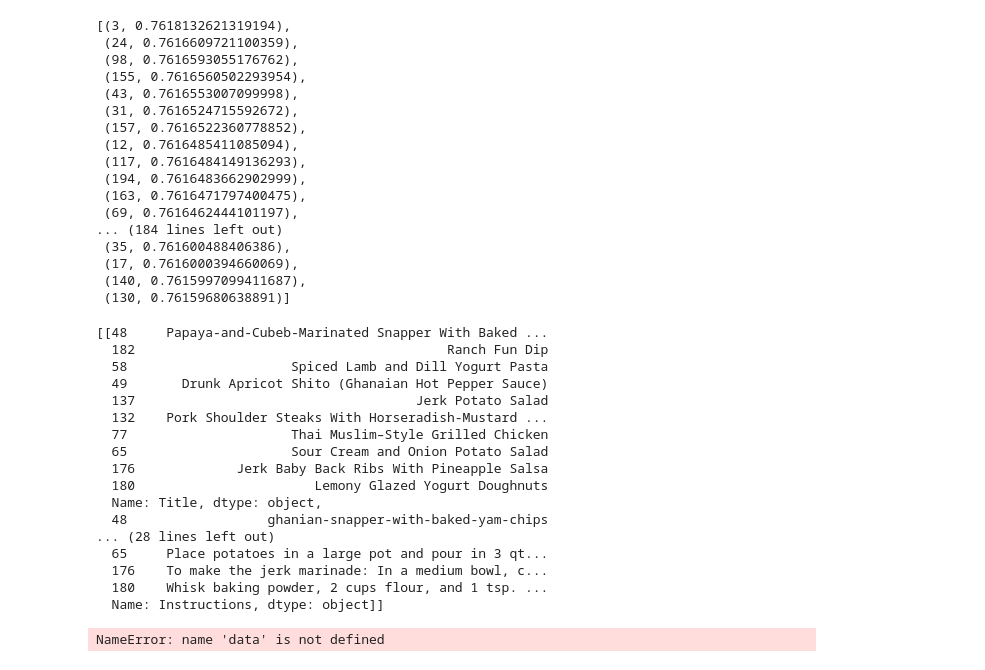
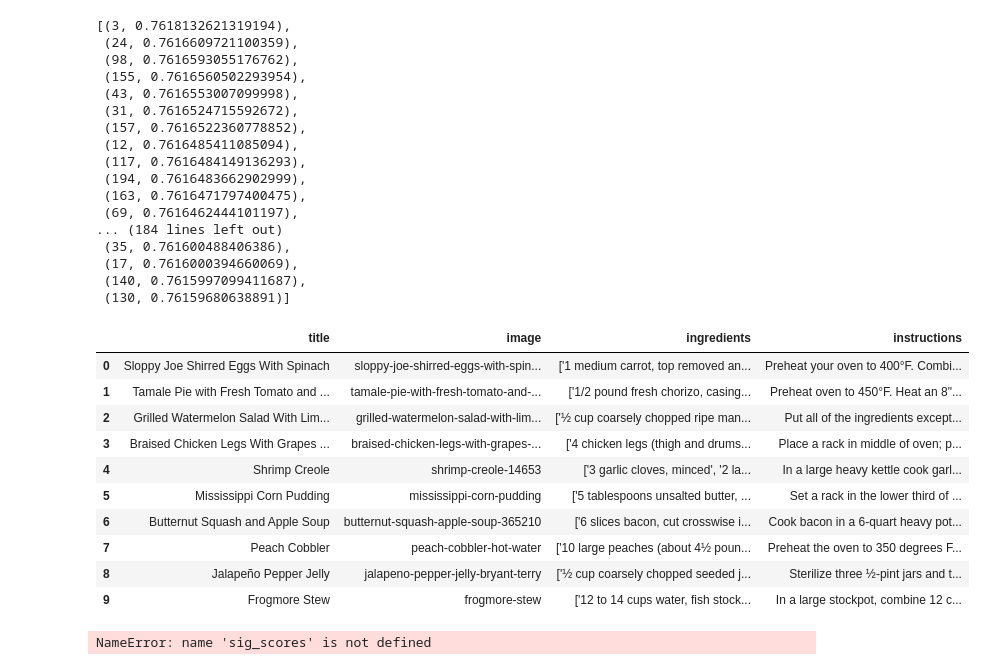
Before and after one commit to beprabin/RecipeRecommender, a Jupyter notebook: recipe1.ipynb, the cells around one changed output. Cells and saved outputs as stored; diff of their text form; code cells hidden in the pictures.

Commit message:
recom function added

```diff
--- a/recipe1.ipynb
+++ b/recipe1.ipynb
@@ -304,52 +304,33 @@ def giv_rec(Title, sig=sig):
 
     food_indices = [i[0] for i in sig_scores]
 
-    # data = []
-    # for i in food_indices:
-    #     item = []
-
-    #     item.extend(list(foods_cleaned_df('foods')['Title'].values))
-    #     item.extend(list(foods_cleaned_df('foods')['Image_Name'].values))
-    #     item.extend(list(foods_cleaned_df('foods')['Instruction'].values))
-    #     item.extend(list(foods_cleaned_df('foods')['Ingredients'].values))
-
-    #     data.append(item)
-
-    # return data
-    data = []
-    item = []
-    item.append(foods['Title'].iloc[food_indices])
-    item.append(foods['Image_Name'].iloc[food_indices])
-    item.append(foods['Ingredients'].iloc[food_indices])
-    item.append(foods['Instructions'].iloc[food_indices])
-
-    data.append(item)
-
-    return data
+    recom = pd.DataFrame(columns=['title', 'image', 'ingredients', 'instructions'])
+    count = 0
+    for i in food_indices:
+        recom.at[count, 'title'] = foods['Title'].iloc[i]
+        recom.at[count, 'image'] = foods['Image_Name'].iloc[i]
+        recom.at[count, 'ingredients'] = foods['Ingredients'].iloc[i]
+        recom.at[count, 'instructions'] = foods['Instructions'].iloc[i]
+        count += 1
+    return recom
 # %%
-giv_rec('Thanksgiving Mac and Cheese')
+giv_rec('Italian Sausage and Bread Stuffing')
 # %% [output]
-[[48     Papaya-and-Cubeb-Marinated Snapper With Baked ...
-  182                                        Ranch Fun Dip
-  58                     Spiced Lamb and Dill Yogurt Pasta
-  49       Drunk Apricot Shito (Ghanaian Hot Pepper Sauce)
-  137                                    Jerk Potato Salad
-  132    Pork Shoulder Steaks With Horseradish-Mustard ...
-  77                     Thai Muslim–Style Grilled Chicken
-  65                     Sour Cream and Onion Potato Salad
-  176             Jerk Baby Back Ribs With Pineapple Salsa
-  180                       Lemony Glazed Yogurt Doughnuts
-  Name: Title, dtype: object,
-  48                  ghanian-snapper-with-baked-yam-chips
-... (28 lines left out)
-  65     Place potatoes in a large pot and pour in 3 qt...
-  176    To make the jerk marinade: In a medium bowl, c...
-  180    Whisk baking powder, 2 cups flour, and 1 tsp. ...
-  Name: Instructions, dtype: object]]
+|  | title | image | ingredients | instructions |
+| 0 | Sloppy Joe Shirred Eggs With Spinach | sloppy-joe-shirred-eggs-with-spin... | ['1 medium carrot, top removed an... | Preheat your oven to 400°F. Combi... |
+| 1 | Tamale Pie with Fresh Tomato and ... | tamale-pie-with-fresh-tomato-and-... | ['1/2 pound fresh chorizo, casing... | Preheat oven to 450°F. Heat an 8"... |
+| 2 | Grilled Watermelon Salad With Lim... | grilled-watermelon-salad-with-lim... | ['½ cup coarsely chopped ripe man... | Put all of the ingredients except... |
+| 3 | Braised Chicken Legs With Grapes ... | braised-chicken-legs-with-grapes-... | ['4 chicken legs (thigh and drums... | Place a rack in middle of oven; p... |
+| 4 | Shrimp Creole | shrimp-creole-14653 | ['3 garlic cloves, minced', '2 la... | In a large heavy kettle cook garl... |
+| 5 | Mississippi Corn Pudding | mississippi-corn-pudding | ['5 tablespoons unsalted butter, ... | Set a rack in the lower third of ... |
+| 6 | Butternut Squash and Apple Soup | butternut-squash-apple-soup-365210 | ['6 slices bacon, cut crosswise i... | Cook bacon in a 6-quart heavy pot... |
+| 7 | Peach Cobbler | peach-cobbler-hot-water | ['10 large peaches (about 4½ poun... | Preheat the oven to 350 degrees F... |
+| 8 | Jalapeño Pepper Jelly | jalapeno-pepper-jelly-bryant-terry | ['½ cup coarsely chopped seeded j... | Sterilize three ½-pint jars and t... |
+| 9 | Frogmore Stew | frogmore-stew | ['12 to 14 cups water, fish stock... | In a large stockpot, combine 12 c... |
 # %%
 import pickle
 # %%
 pickle.dump(foods,open('list.pkl','wb'))
-pickle.dump(sig_scores,open('sig_scores.pkl','wb'))
+# pickle.dump(sig_scores, open('sig_scores.pkl', 'wb'))
 # %% [output]
-NameError: name 'data' is not defined
+NameError: name 'sig_scores' is not defined
```
Also changed, not shown: 6 other files.
